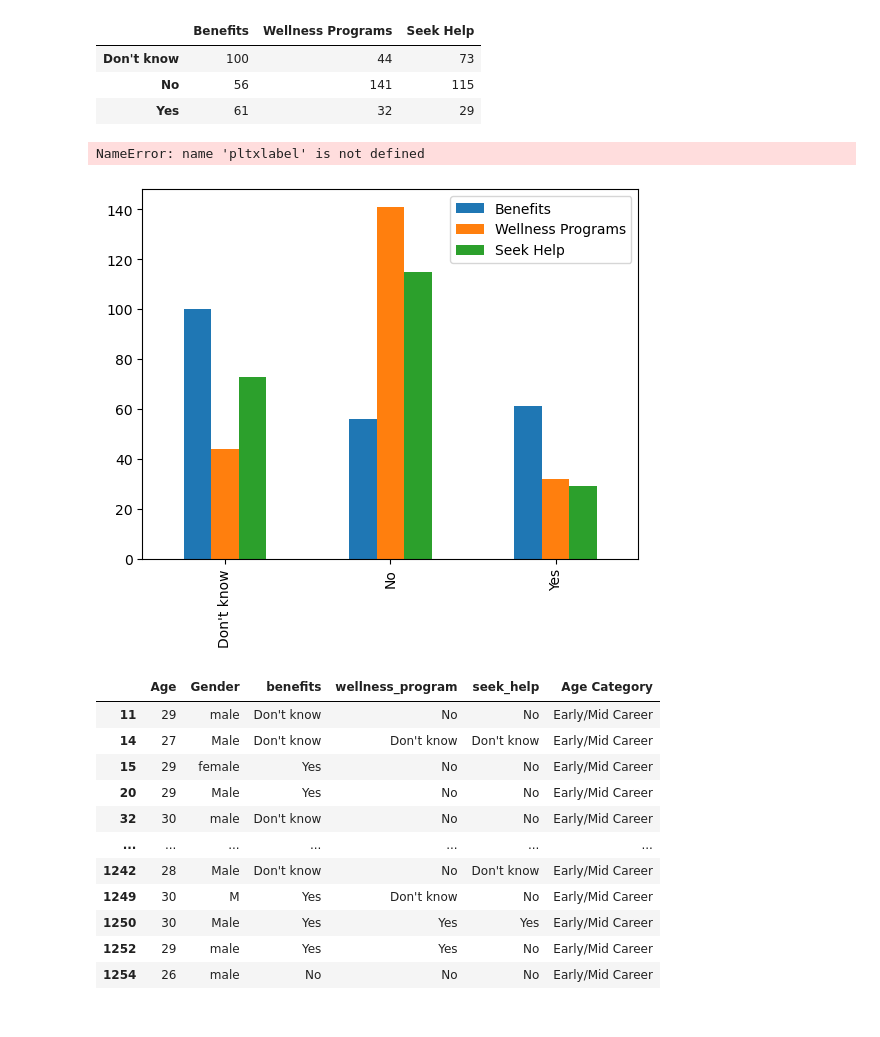
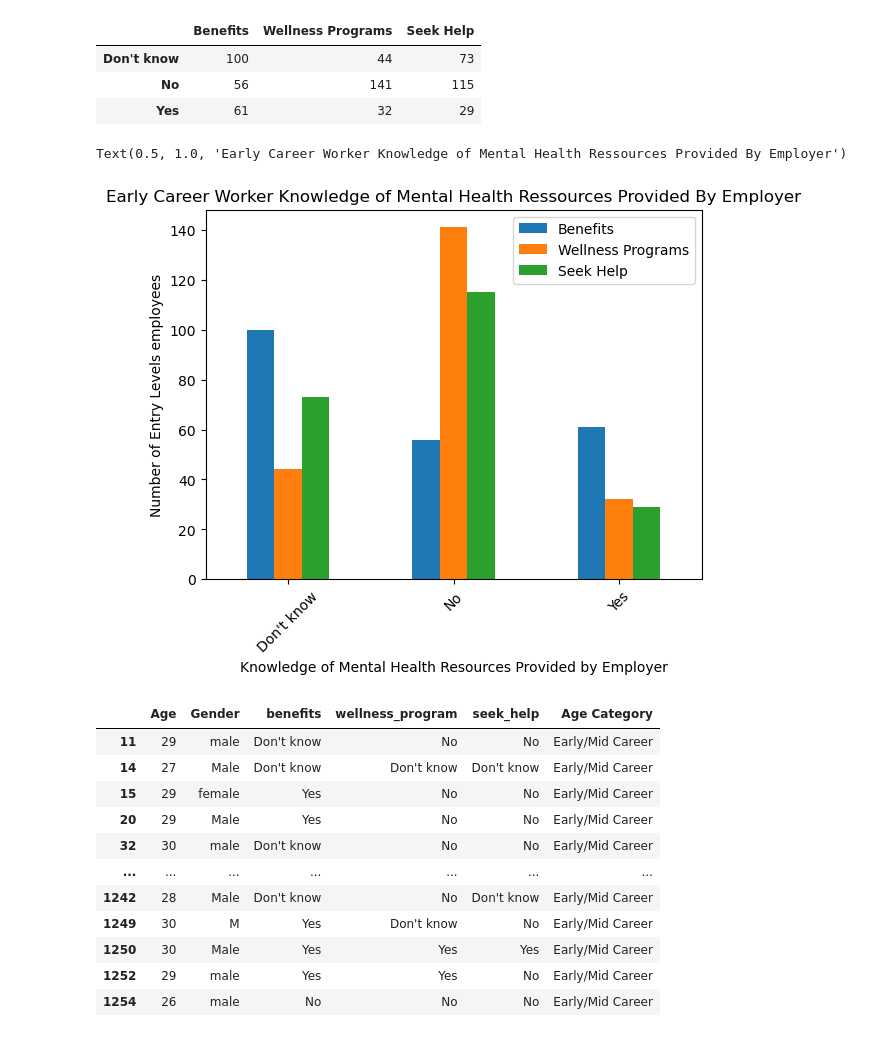
Before and after one commit to baileykayla953/project-one, a Jupyter notebook: Summary Stats.ipynb, the cells around one changed output. Cells and saved outputs as stored; diff of their text form; code cells hidden in the pictures.

Commit message:
Updated Graphs with Titles

```diff
--- a/Summary Stats.ipynb
+++ b/Summary Stats.ipynb
@@ -120,12 +121,19 @@ ec_df
 | Don't know | 100 | 44 | 73 |
 | No | 56 | 141 | 115 |
 | Yes | 61 | 32 | 29 |
-# %%
-#Early Career Bargraph
-ec_df.plot(kind='bar')
-# %% [output]
-NameError: name 'pltxlabel' is not defined
-[figure, removed]
+# %%
+#Early Career Bargraph
+ec_df.plot(kind='bar')
+plt.xticks(rotation=45)
+
+
+
+plt.xlabel('Knowledge of Mental Health Resources Provided by Employer')
+plt.ylabel('Number of Entry Levels employees')
+plt.title('Early Career Worker Knowledge of Mental Health Ressources Provided By Employer')
+# %% [output]
+Text(0.5, 1.0, 'Early Career Worker Knowledge of Mental Health Ressources Provided By Employer')
+[figure, added]
 # %%
 #Need early mid  data frame by age category
 worker_output_emid= worker_output[worker_output["Age Category"]=="Early/Mid Career"].copy ()
```
Also changed, not shown: parts of 8 cells of this notebook.
